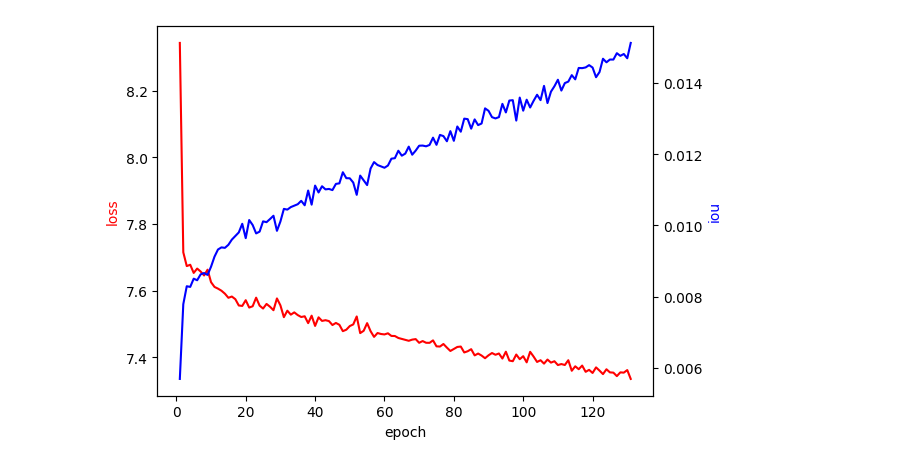
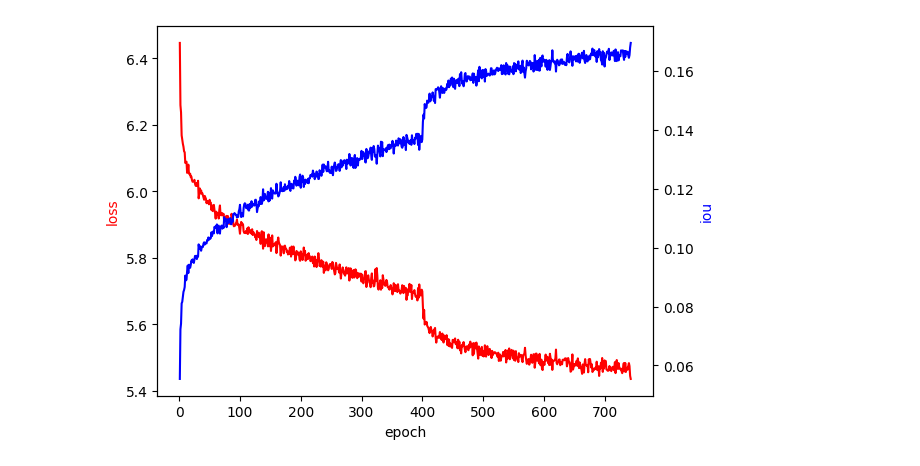
Before and after one commit to Leezed525/pytorch_cv_base, a Jupyter notebook: visualization/loss_visualization.ipynb, the cells around one changed output. Saved outputs shown, nothing was run; the diff lists cells and outputs as text; code cells hidden in the pictures.

```diff
--- a/visualization/loss_visualization.ipynb
+++ b/visualization/loss_visualization.ipynb
@@ -50,37 +50,37 @@ def read_loss_file(file_path, mode='train'):
     return info
 # %%
 # loss_file_path = '/home/lzd/workspace/LeeNet/logs/LeeNet_score_RMT_MLP00001/result.log'
-# loss_file_path = '/home/lzd/workspace/LeeNet/logs/LeeNet_plScore_RMT_MLP00001/result.log'
-loss_file_path = '/home/lzd/workspace/LeeNet/logs/LeeNet_score_RMT_MLP00005/result.log'
+loss_file_path = '/home/lzd/workspace/LeeNet/logs/LeeNet_plScore_RMT_MLP00001/result.log'
+# loss_file_path = '/home/lzd/workspace/LeeNet/logs/LeeNet_plScore_RMT_CENTER00001/result.log'
 start_epoch = 0
 info = read_loss_file(loss_file_path, mode='train')
 # 画图
 loss_list = []
 iou_list = []
 
 for epoch, loss_iou in info.items():
     num = 0
     loss_sum = 0
     iou_sum = 0
     for loss, iou in loss_iou:
         num += 1
         loss_sum += loss
         iou_sum += iou
     loss_list.append(loss_sum / num)
     iou_list.append(iou_sum / num)
 end_epoch = len(loss_list)
 loss_list, iou_list = loss_list[start_epoch:end_epoch], iou_list[start_epoch:end_epoch]
 
 # 放大画布
 # 分两个画布绘制
 fig, ax1 = plt.subplots()
 ax2 = ax1.twinx()
 ax1.plot(range(start_epoch + 1, end_epoch + 1), loss_list, 'r-')
 ax2.plot(range(start_epoch + 1, end_epoch + 1), iou_list, 'b-')
 ax1.set_xlabel('epoch')
 
 ax1.set_ylabel('loss', color='r')
 ax2.set_ylabel('iou', color='b')
 plt.show()
 # %% [output]
-[figure, old version]
+[figure, new version]
```
Also changed, not shown: 9 other files.
